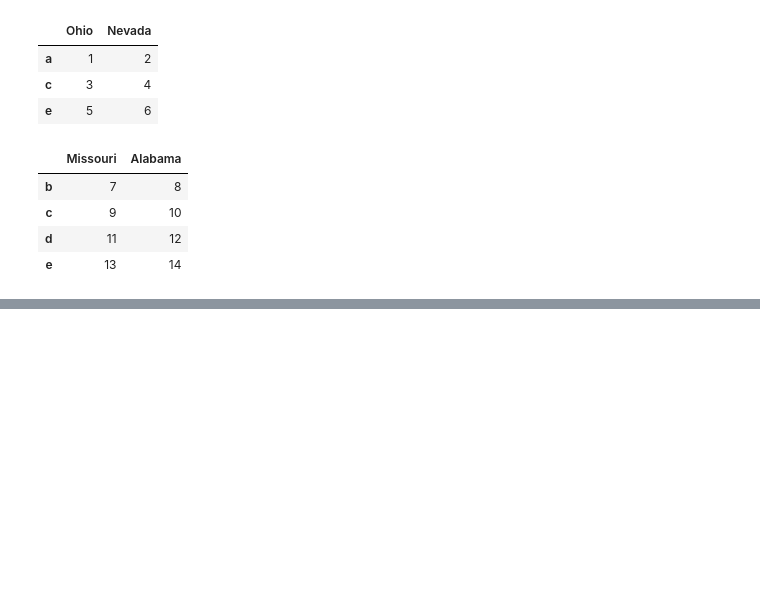
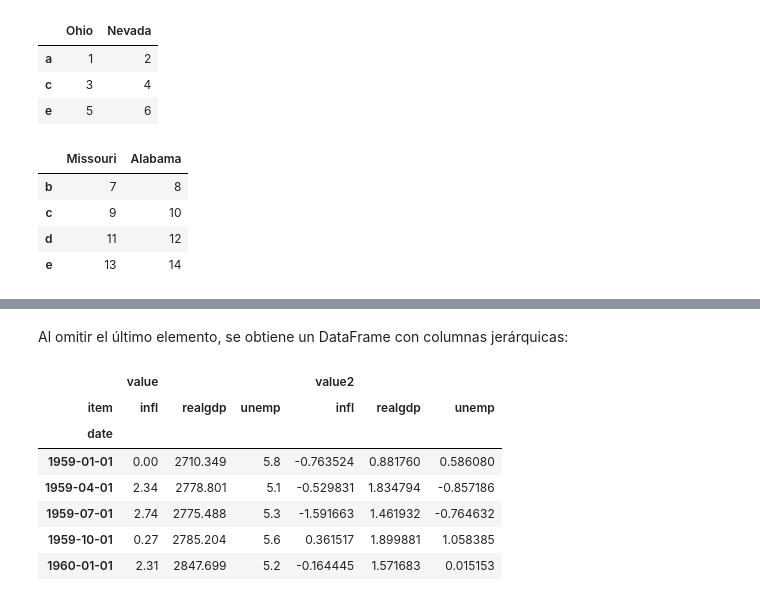
Before and after one commit to taquero-programador/Data-Analysis, a Jupyter notebook: Python for Data Analysis/chapter_08_data_wrangling/data_wrangling.ipynb, the cells around one changed output, grey strips where cells are left out. Drawn from its saved outputs; the diff is of its cells as text; code cells hidden in the pictures; blank space fills up the shorter version.

Commit message:
docs(chapter 08): data wrangling, join, combine and reshape.
Change name structure for directories and new dir for files.

```diff
--- a/Python for Data Analysis/chapter_08_data_wrangling/data_wrangling.ipynb
+++ b/Python for Data Analysis/chapter_08_data_wrangling/data_wrangling.ipynb
@@ -617,0 +1154,3 @@ right2
+# %%
+data.index = periods.to_timestamp("D")
+data.head()
@@ -617,0 +1169,4 @@ right2
+# %%
+data = data.reindex(columns=["realgdp", "infl", "unemp"])
+data.columns.name = "item"
+data.head()
@@ -617,0 +1184,3 @@ right2
+# %%
+long_data = (data.stack().reset_index().rename(columns={0: "value"}))
+long_data[:10]
@@ -617,0 +1226,3 @@ right2
+# %%
+long_data["value2"] = np.random.standard_normal(len(long_data))
+long_data[:10]
@@ -617,0 +1241,14 @@ right2
+# %% [markdown]
+Al omitir el último elemento, se obtiene un DataFrame con columnas jerárquicas:
+# %%
+pivoted = long_data.pivot(index="date", columns="item")
+pivoted.head()
+# %% [output]
+|  | value |  |  | value2 |  |  |
+| item | infl | realgdp | unemp | infl | realgdp | unemp |
+| date |  |  |  |  |  |  |
+| 1959-01-01 | 0.00 | 2710.349 | 5.8 | -0.763524 | 0.881760 | 0.586080 |
+| 1959-04-01 | 2.34 | 2778.801 | 5.1 | -0.529831 | 1.834794 | -0.857186 |
+| 1959-07-01 | 2.74 | 2775.488 | 5.3 | -1.591663 | 1.461932 | -0.764632 |
+| 1959-10-01 | 0.27 | 2785.204 | 5.6 | 0.361517 | 1.899881 | 1.058385 |
+| 1960-01-01 | 2.31 | 2847.699 | 5.2 | -0.164445 | 1.571683 | 0.015153 |
```
Also changed, not shown: parts of 107 cells of this notebook.
